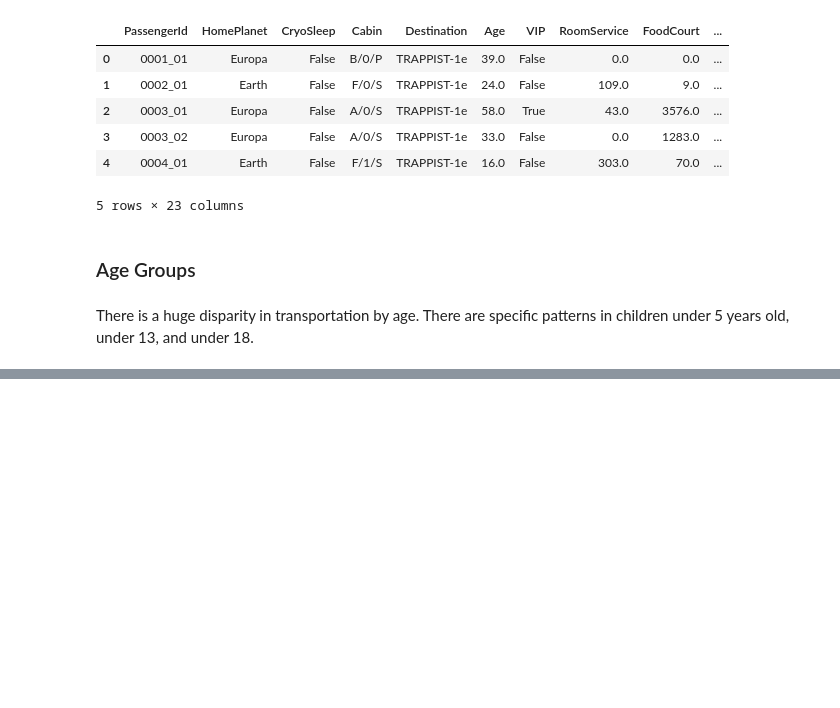
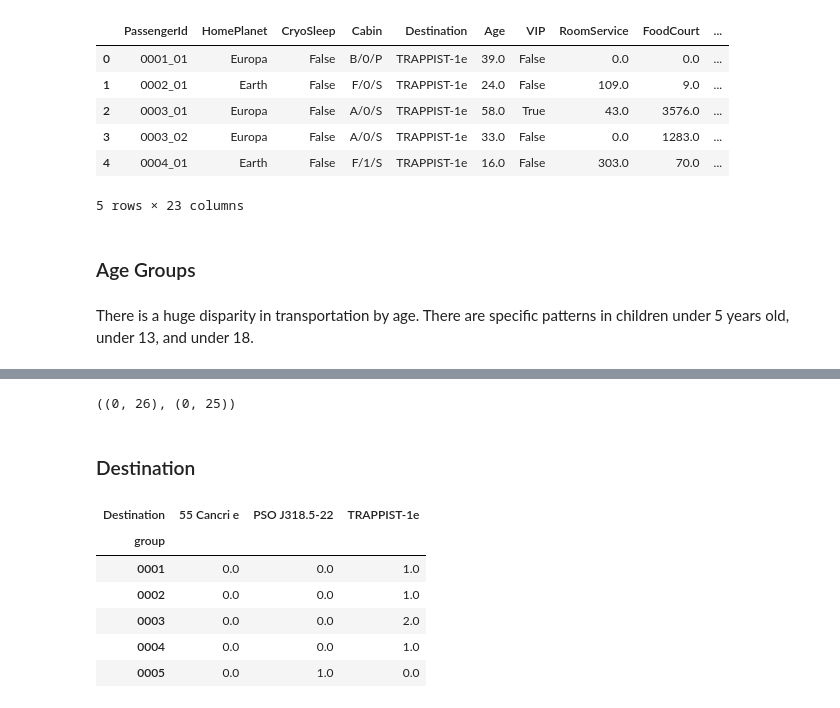
Before and after one commit to Charlie-Rous/data-science-2024F, a Jupyter notebook: unit-4-machine-learning/spaceship-titanic-competition/notebooks/feature-engineering.ipynb, the cells around one changed output, grey strips where cells are left out. Cells and saved outputs as stored; diff of their text form; code cells hidden in the pictures; blank space fills up the shorter version.

```diff
--- a/unit-4-machine-learning/spaceship-titanic-competition/notebooks/feature-engineering.ipynb
+++ b/unit-4-machine-learning/spaceship-titanic-competition/notebooks/feature-engineering.ipynb
@@ -155,0 +194,3 @@ test['under_18'] = test['Age'] < 18
+# %%
+train.loc[train.HomePlanet.isnull() & train.cabin_deck.isin(europa_decks), 'HomePlanet'] = 'Europa'
+train.loc[train.HomePlanet.isnull() & train.cabin_deck.isin(earth_deck), 'HomePlanet'] = 'Earth'
@@ -155,0 +250,3 @@ test['under_18'] = test['Age'] < 18
+# %%
+train['CryoSleep'].fillna(False, inplace=True)
+test['CryoSleep'].fillna(False, inplace=True)
@@ -155,0 +266,17 @@ test['under_18'] = test['Age'] < 18
+# %%
+train[train['CryoSleep'].isnull()].shape, test[test['CryoSleep'].isnull()].shape
+# %% [output]
+((0, 26), (0, 25))
+# %% [markdown]
+### Destination
+# %%
+group_dest = train.groupby(['group', 'Destination']).Destination.size().unstack().fillna(0)
+group_dest.head()
+# %% [output]
+| Destination | 55 Cancri e | PSO J318.5-22 | TRAPPIST-1e |
+| group |  |  |  |
+| 0001 | 0.0 | 0.0 | 1.0 |
+| 0002 | 0.0 | 0.0 | 1.0 |
+| 0003 | 0.0 | 0.0 | 2.0 |
+| 0004 | 0.0 | 0.0 | 1.0 |
+| 0005 | 0.0 | 1.0 | 0.0 |
```
Also changed, not shown: parts of 22 cells of this notebook.
